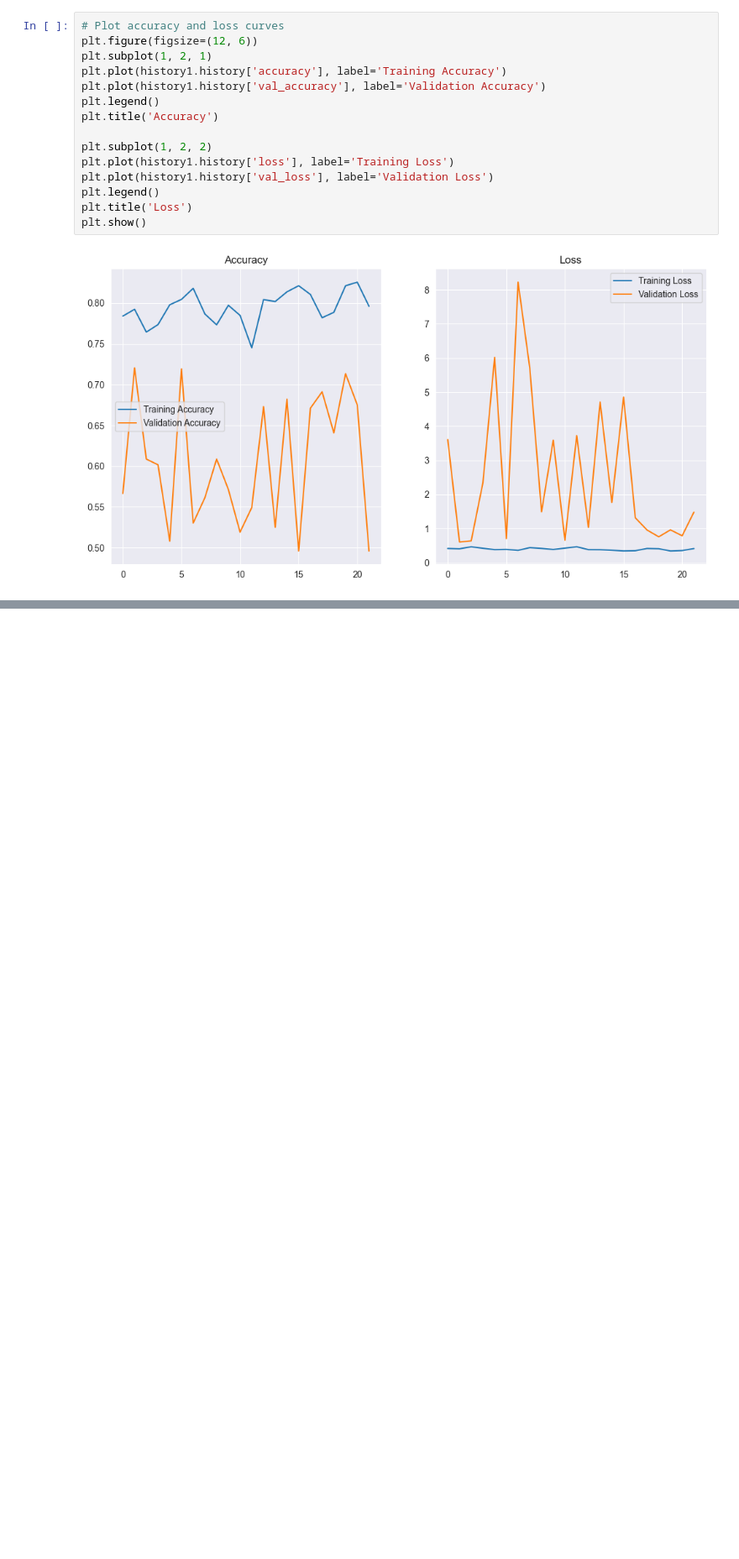
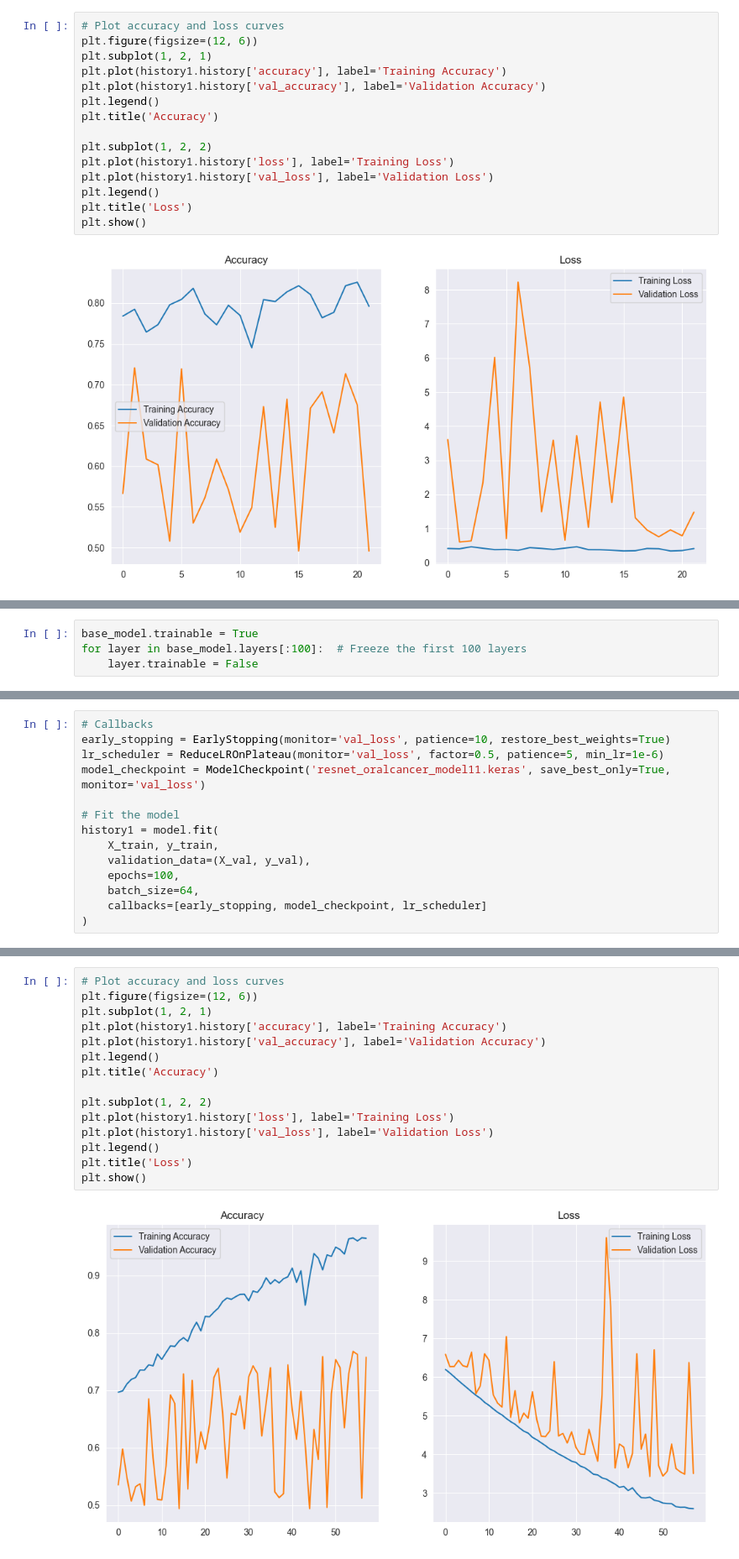
Before and after one commit to yashkk07/Oral-Cancer-Detection, a Jupyter notebook: kan oraldataset.ipynb, the cells around one changed output, grey strips where cells are left out. Shown: that part at 84% size. Cells and saved outputs as stored; diff of their text form; blank space fills up the shorter version.

Commit message:
used resnet
tried using resnet50, accuracy = 0.77

```diff
--- a/kan oraldataset.ipynb
+++ b/kan oraldataset.ipynb
@@ -549,0 +654,4 @@ plt.show()
+# %%
+base_model.trainable = True
+for layer in base_model.layers[:100]:  # Freeze the first 100 layers
+    layer.trainable = False
@@ -549,0 +701,14 @@ plt.show()
+# %%
+# Callbacks
+early_stopping = EarlyStopping(monitor='val_loss', patience=10, restore_best_weights=True)
+lr_scheduler = ReduceLROnPlateau(monitor='val_loss', factor=0.5, patience=5, min_lr=1e-6)
+model_checkpoint = ModelCheckpoint('resnet_oralcancer_model11.keras', save_best_only=True, monitor='val_loss')
+
+# Fit the model
+history1 = model.fit(
+    X_train, y_train,
+    validation_data=(X_val, y_val),
+    epochs=100,
+    batch_size=64,
+    callbacks=[early_stopping, model_checkpoint, lr_scheduler]
+)
@@ -549,0 +733,17 @@ plt.show()
+# %%
+# Plot accuracy and loss curves
+plt.figure(figsize=(12, 6))
+plt.subplot(1, 2, 1)
+plt.plot(history1.history['accuracy'], label='Training Accuracy')
+plt.plot(history1.history['val_accuracy'], label='Validation Accuracy')
+plt.legend()
+plt.title('Accuracy')
+
+plt.subplot(1, 2, 2)
+plt.plot(history1.history['loss'], label='Training Loss')
+plt.plot(history1.history['val_loss'], label='Validation Loss')
+plt.legend()
+plt.title('Loss')
+plt.show()
+# %% [output]
+[figure, added]
```
Also changed, not shown: parts of 17 cells of this notebook.
